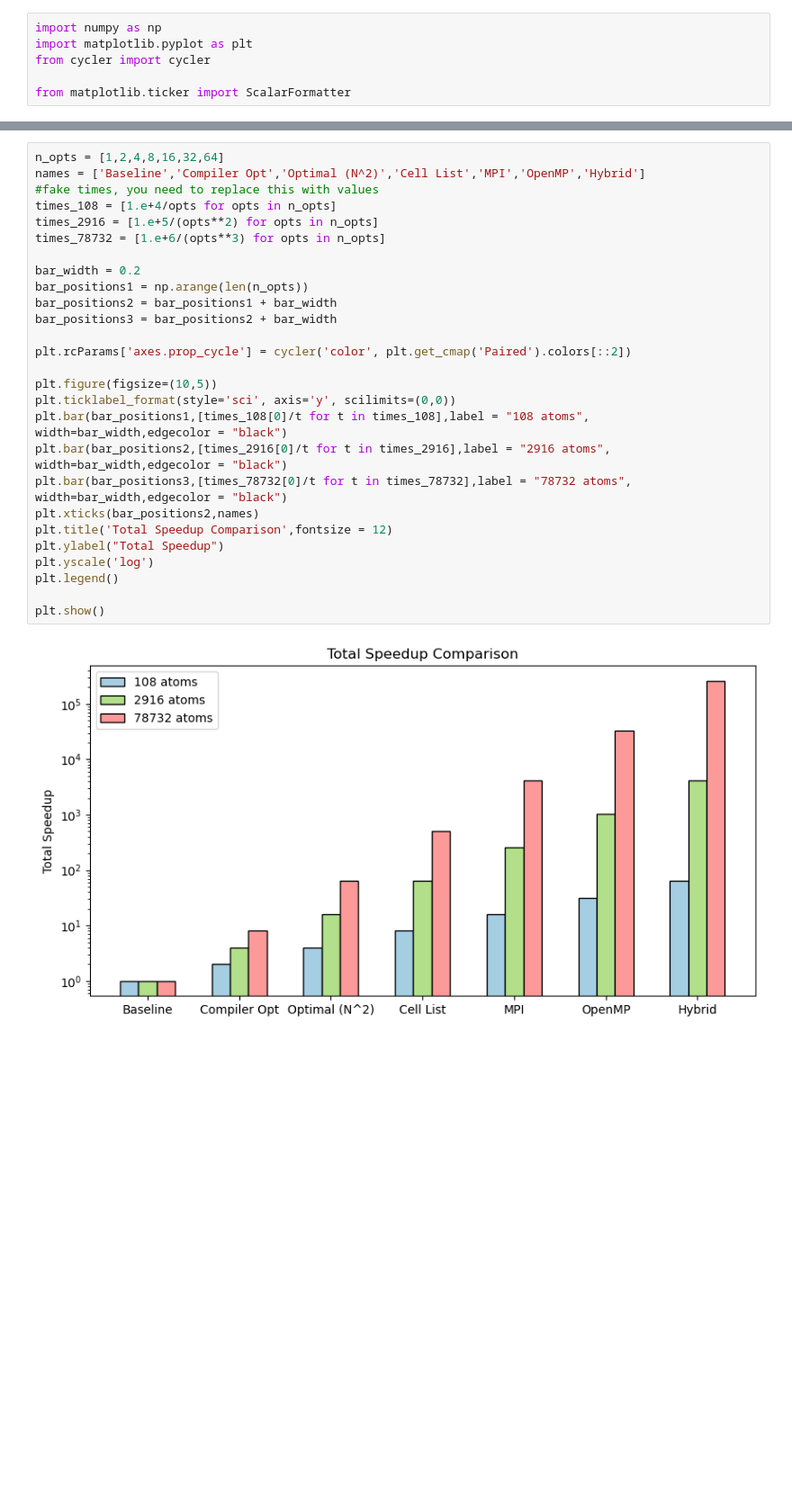
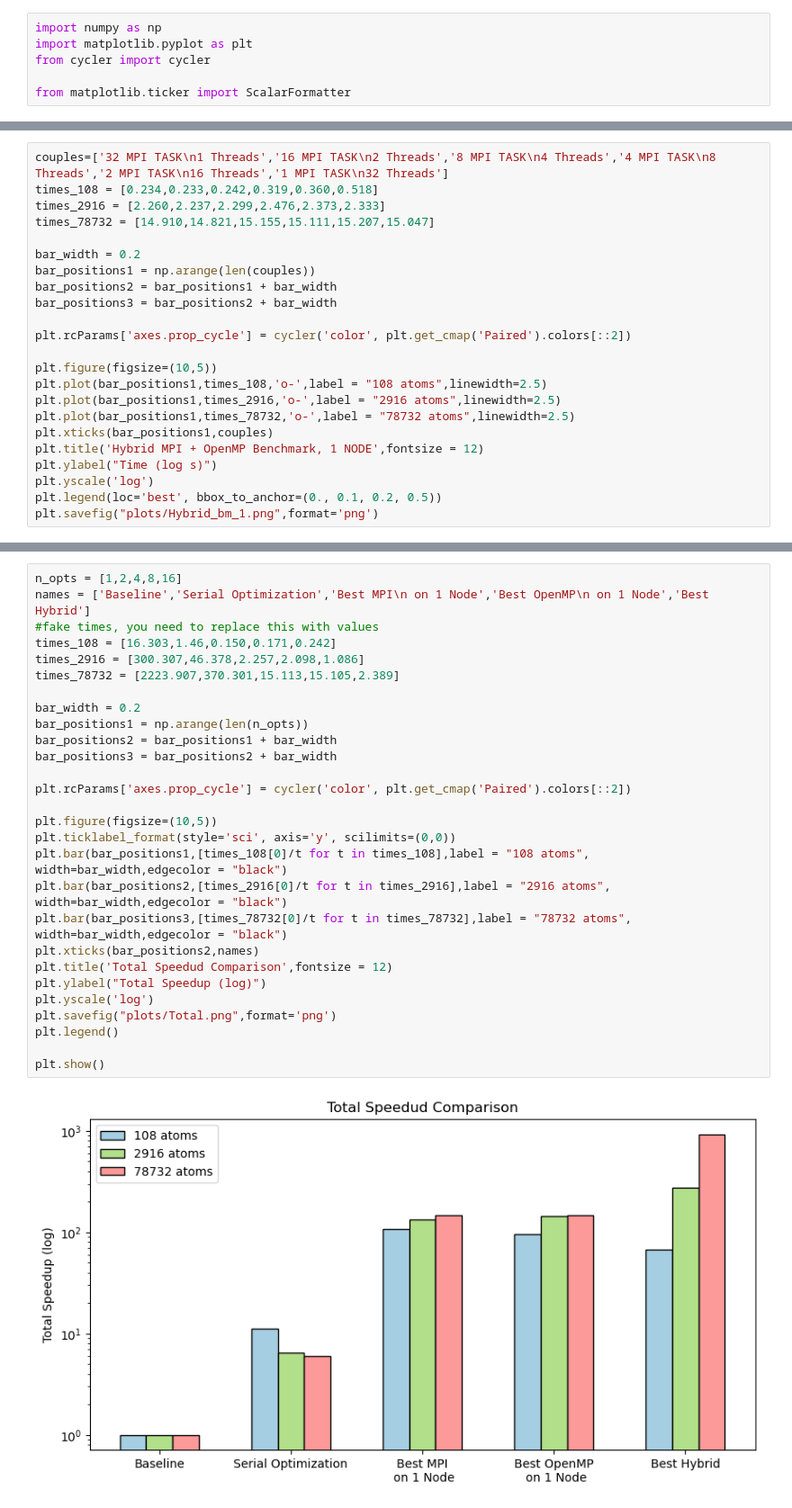
Before and after one commit to martitors/MRM_ljmd, a Jupyter notebook: Plots.ipynb, the cells around one changed output, grey strips where cells are left out. Shown: that part at 90% size. Saved outputs shown, nothing was run; the diff lists cells and outputs as text; blank space fills up the shorter version.

```diff
--- a/Plots.ipynb
+++ b/Plots.ipynb
@@ -144,0 +145,23 @@ plt.show()
+# %%
+couples=['32 MPI TASK\n1 Threads','16 MPI TASK\n2 Threads','8 MPI TASK\n4 Threads','4 MPI TASK\n8 Threads','2 MPI TASK\n16 Threads','1 MPI TASK\n32 Threads']
+times_108 = [0.234,0.233,0.242,0.319,0.360,0.518]
+times_2916 = [2.260,2.237,2.299,2.476,2.373,2.333]
+times_78732 = [14.910,14.821,15.155,15.111,15.207,15.047]
+
+bar_width = 0.2
+bar_positions1 = np.arange(len(couples))
+bar_positions2 = bar_positions1 + bar_width
+bar_positions3 = bar_positions2 + bar_width
+
+plt.rcParams['axes.prop_cycle'] = cycler('color', plt.get_cmap('Paired').colors[::2])
+
+plt.figure(figsize=(10,5))
+plt.plot(bar_positions1,times_108,'o-',label = "108 atoms",linewidth=2.5)
+plt.plot(bar_positions1,times_2916,'o-',label = "2916 atoms",linewidth=2.5)
+plt.plot(bar_positions1,times_78732,'o-',label = "78732 atoms",linewidth=2.5)
+plt.xticks(bar_positions1,couples)
+plt.title('Hybrid MPI + OpenMP Benchmark, 1 NODE',fontsize = 12)
+plt.ylabel("Time (log s)")
+plt.yscale('log')
+plt.legend(loc='best', bbox_to_anchor=(0., 0.1, 0.2, 0.5))
+plt.savefig("plots/Hybrid_bm_1.png",format='png')
@@ -188,29 +217,30 @@ plt.show()
 # %%
-n_opts = [1,2,4,8,16,32,64]
-names = ['Baseline','Compiler Opt','Optimal (N^2)','Cell List','MPI','OpenMP','Hybrid']
+n_opts = [1,2,4,8,16]
+names = ['Baseline','Serial Optimization','Best MPI\n on 1 Node','Best OpenMP\n on 1 Node','Best Hybrid']
 #fake times, you need to replace this with values
-times_108 = [1.e+4/opts for opts in n_opts]
-times_2916 = [1.e+5/(opts**2) for opts in n_opts]
-times_78732 = [1.e+6/(opts**3) for opts in n_opts]
+times_108 = [16.303,1.46,0.150,0.171,0.242]
+times_2916 = [300.307,46.378,2.257,2.098,1.086]
+times_78732 = [2223.907,370.301,15.113,15.105,2.389]
 
 bar_width = 0.2
 bar_positions1 = np.arange(len(n_opts))
 bar_positions2 = bar_positions1 + bar_width
 bar_positions3 = bar_positions2 + bar_width
 
 plt.rcParams['axes.prop_cycle'] = cycler('color', plt.get_cmap('Paired').colors[::2])
 
 plt.figure(figsize=(10,5))
 plt.ticklabel_format(style='sci', axis='y', scilimits=(0,0))
 plt.bar(bar_positions1,[times_108[0]/t for t in times_108],label = "108 atoms", width=bar_width,edgecolor = "black")
 plt.bar(bar_positions2,[times_2916[0]/t for t in times_2916],label = "2916 atoms", width=bar_width,edgecolor = "black")
 plt.bar(bar_positions3,[times_78732[0]/t for t in times_78732],label = "78732 atoms", width=bar_width,edgecolor = "black")
 plt.xticks(bar_positions2,names)
-plt.title('Total Speedup Comparison',fontsize = 12)
-plt.ylabel("Total Speedup")
+plt.title('Total Speedud Comparison',fontsize = 12)
+plt.ylabel("Total Speedup (log)")
 plt.yscale('log')
+plt.savefig("plots/Total.png",format='png')
 plt.legend()
 
 plt.show()
 # %% [output]
-[figure, old version]
+[figure, new version]
```
Also changed, not shown: parts of 6 cells of this notebook, 10 other files.
